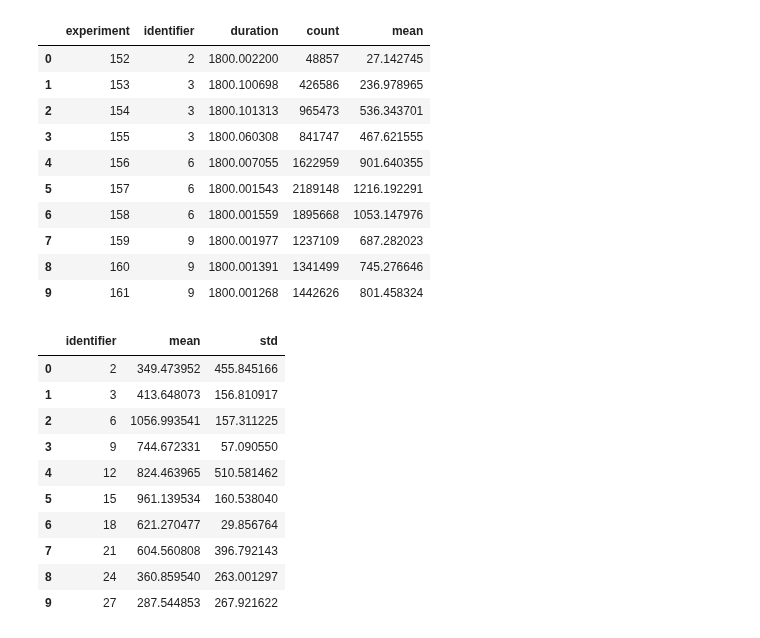
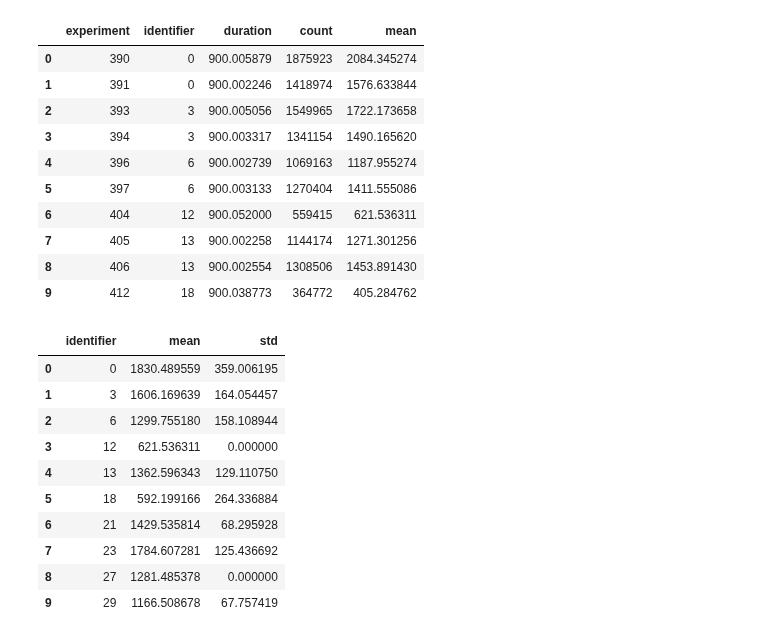
Before and after one commit to FlavScheidt/flexi-pipe, a Jupyter notebook: data/Notebooks/Consolidated_Bandwidth.ipynb, the cells around one changed output. Cells and saved outputs as stored; diff of their text form; code cells hidden in the pictures.

```diff
--- a/data/Notebooks/Consolidated_Bandwidth.ipynb
+++ b/data/Notebooks/Consolidated_Bandwidth.ipynb
@@ -172,17 +154,0 @@ def from_influx_count(url, token, org, start_time, end_time,grouping_key):
-# %%
-#Validate data
-validate = pd.DataFrame()
-
-for index, row in experiments.iterrows():
-    count = from_influx_count(url, token, org, row["startUnix"], row["endUnix"],"_measurement")
-    d = {'experiment': [row['experiment']], 'count': [count], 'topology': [row["topology"]], 'd': [row["d"]],'dhi': [row["dhi"]],'dlo': [row["dlo"]],'dlazy': [row["dlazy"]],
-        'dscore': [row["dscore"]],'dout': [row["dout"]],'gossipFactor': [row["gossipFactor"]],'interval': [row["interval"]],}
-    aux = pd.DataFrame(data=d)
-    validate = pd.concat([validate, aux])
-
-# validate.head(200)
-
-exps = experiments.merge(validate, on=['experiment', 'topology','d','dhi','dlo','dlazy','dscore','dout','gossipFactor','interval'])
-exps = exps.loc[exps["count"]>1000]
-exps.to_csv('exp_filtered.csv')
-exps.head(10)
@@ -222,0 +155,5 @@ final.head(10)
+# %%
+data = pd.read_csv('./experiments_filtered.csv', header=0,  index_col=0)
+exps = pd.DataFrame(data)
+
+exps.head(10)
@@ -222,0 +172,5 @@ final.head(10)
+# %%
+data = pd.read_csv('./overhead.csv', header=0,  index_col=0)
+final = pd.DataFrame(data)
+
+final.head(10)
@@ -336,34 +312,34 @@ avgPropExp['mean'] = avgPropExp['count']/avgPropExp['duration']
 avgPropExp.head(10)
 # %% [output]
 |  | experiment | identifier | duration | count | mean |
-| 0 | 152 | 2 | 1800.002200 | 48857 | 27.142745 |
-| 1 | 153 | 3 | 1800.100698 | 426586 | 236.978965 |
-| 2 | 154 | 3 | 1800.101313 | 965473 | 536.343701 |
-| 3 | 155 | 3 | 1800.060308 | 841747 | 467.621555 |
-| 4 | 156 | 6 | 1800.007055 | 1622959 | 901.640355 |
-| 5 | 157 | 6 | 1800.001543 | 2189148 | 1216.192291 |
-| 6 | 158 | 6 | 1800.001559 | 1895668 | 1053.147976 |
-| 7 | 159 | 9 | 1800.001977 | 1237109 | 687.282023 |
-| 8 | 160 | 9 | 1800.001391 | 1341499 | 745.276646 |
-| 9 | 161 | 9 | 1800.001268 | 1442626 | 801.458324 |
+| 0 | 390 | 0 | 900.005879 | 1875923 | 2084.345274 |
+| 1 | 391 | 0 | 900.002246 | 1418974 | 1576.633844 |
+| 2 | 393 | 3 | 900.005056 | 1549965 | 1722.173658 |
+| 3 | 394 | 3 | 900.003317 | 1341154 | 1490.165620 |
+| 4 | 396 | 6 | 900.002739 | 1069163 | 1187.955274 |
+| 5 | 397 | 6 | 900.003133 | 1270404 | 1411.555086 |
+| 6 | 404 | 12 | 900.052000 | 559415 | 621.536311 |
+| 7 | 405 | 13 | 900.002258 | 1144174 | 1271.301256 |
+| 8 | 406 | 13 | 900.002554 | 1308506 | 1453.891430 |
+| 9 | 412 | 18 | 900.038773 | 364772 | 405.284762 |
 # %%
 avgProp = avgPropExp.drop(columns=['experiment', 'duration', 'count'])
-avgBand = avgProp.groupby(['identifier']).agg({'mean':['mean','std']})
+avgBand = avgProp.groupby(['identifier']).agg({'mean':['mean','std']}).fillna(0)
 avgBand.columns = avgBand.columns.droplevel(0)
 avgBand.reset_index(inplace=True)
 
 avgBand.head(10)
 # %% [output]
 |  | identifier | mean | std |
-| 0 | 2 | 349.473952 | 455.845166 |
-| 1 | 3 | 413.648073 | 156.810917 |
-| 2 | 6 | 1056.993541 | 157.311225 |
-| 3 | 9 | 744.672331 | 57.090550 |
-| 4 | 12 | 824.463965 | 510.581462 |
-| 5 | 15 | 961.139534 | 160.538040 |
-| 6 | 18 | 621.270477 | 29.856764 |
-| 7 | 21 | 604.560808 | 396.792143 |
-| 8 | 24 | 360.859540 | 263.001297 |
-| 9 | 27 | 287.544853 | 267.921622 |
+| 0 | 0 | 1830.489559 | 359.006195 |
+| 1 | 3 | 1606.169639 | 164.054457 |
+| 2 | 6 | 1299.755180 | 158.108944 |
+| 3 | 12 | 621.536311 | 0.000000 |
+| 4 | 13 | 1362.596343 | 129.110750 |
+| 5 | 18 | 592.199166 | 264.336884 |
+| 6 | 21 | 1429.535814 | 68.295928 |
+| 7 | 23 | 1784.607281 | 125.436692 |
+| 8 | 27 | 1281.485378 | 0.000000 |
+| 9 | 29 | 1166.508678 | 67.757419 |
 # %%
 finalBandwidth = final.merge(avgBand, on='identifier')
```
Also changed, not shown: parts of 12 cells of this notebook, 10 other files.
